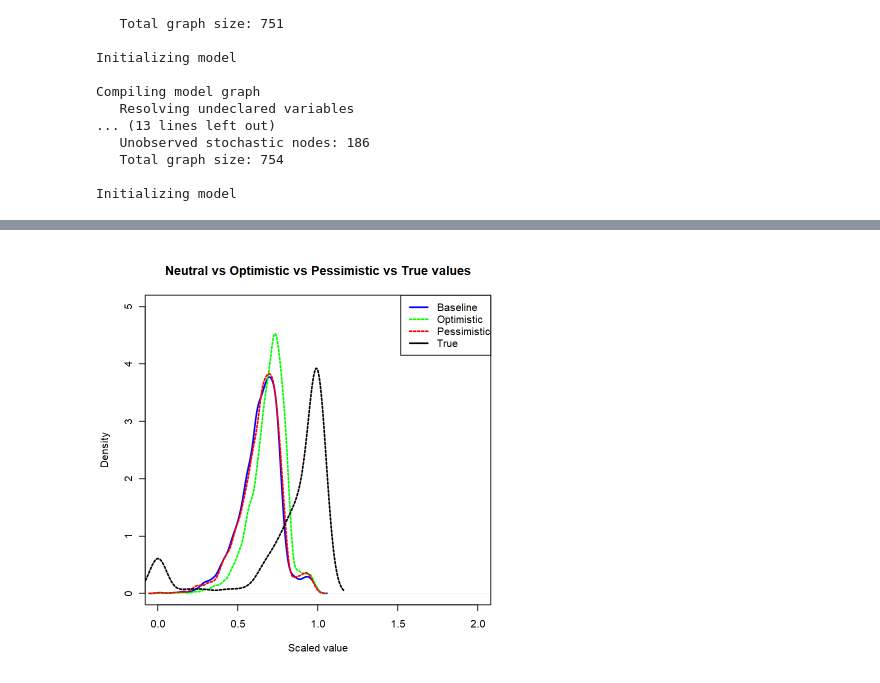
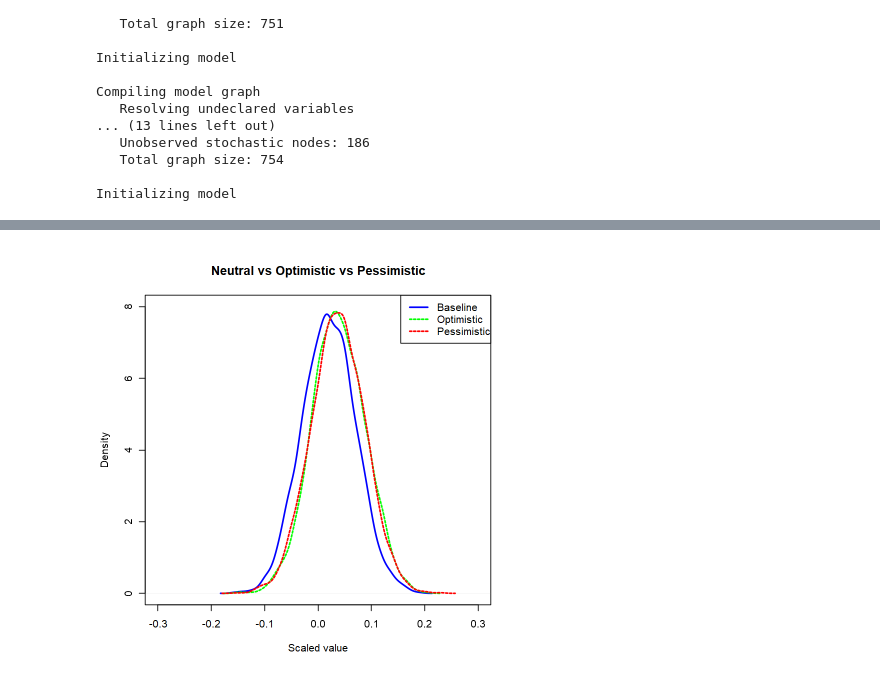
Before and after one commit to Kodro23/CAP, a Jupyter notebook: notebooks/ipynb/main_ITT.ipynb, the cells around one changed output, grey strips where cells are left out. Saved outputs shown, nothing was run; the diff lists cells and outputs as text; code cells hidden in the pictures.

```diff
--- a/notebooks/ipynb/main_ITT.ipynb
+++ b/notebooks/ipynb/main_ITT.ipynb
@@ -528,3 +537,8 @@ data_dint$UCI_event<- as.numeric(as.character(ifelse(is.na(data$EvolUCIFechaAlta
 ## Clinical stability
 data_dint$EstabClin_event <- as.numeric(as.character(ifelse(is.na(data_dint$EstabClin),0,1)))
 data_dint$EstabClin[is.na(data_dint$EstabClin)] <- data_dint$tiempo_estancia[is.na(data_dint$EstabClin)]
+
+##Create new  variables
+data_dint$comorbidity<-with(data_dint,as.factor(as.character(ifelse(Diabetes==1|EPOC==1 | HTA==1| Cancer==1|CardIsq==1 ,1,0))))
+data_dint$severity_index <-as.factor(as.character(ifelse(as.numeric(data_dint$FINE)>3,1,0)))
+data_dint$vf_days <-28 - data_dint$EvolDiasUCI_tronq
@@ -1694,21 +2609,20 @@ bmod_zinb_pess$graphs(sample=apply(as.matrix(samp_zinb_pess), 2, function(x) {
 # %%
-# Convert to numeric vectors
-lik_base <- as.numeric(lik_zinb)
-lik_op   <- as.numeric(lik_zinb_op)
-lik_pess <- as.numeric(lik_zinb_pess)
+# # Convert to numeric vectors
+# lik_base <- as.numeric(lik_zinb)
+# lik_op   <- as.numeric(lik_zinb_op)
+# lik_pess <- as.numeric(lik_zinb_pess)
 
-# Min-max scale each to [0,1] for plotting
+# # Min-max scale each to [0,1] for plotting
 
-lik_base_s <- scale_minmax(lik_base)
-lik_op_s   <- scale_minmax(lik_op)
-lik_pess_s <- scale_minmax(lik_pess)
+# # lik_base_s <- scale_minmax(lik_base)
+# # lik_op_s   <- scale_minmax(lik_op)
+# # lik_pess_s <- scale_minmax(lik_pess)
 
 # Example: plot as densities
-plot(density(lik_base_s), col = "blue", lwd = 2, main = "Neutral vs Optimistic vs Pessimistic vs True values", xlab = "Scaled value",xlim=c(0,2), ylim=c(0,5))
-lines(density(lik_op_s), col = "green", lwd = 2, lty = 2)
-lines(density(lik_pess_s), col = "red", lwd = 2, lty = 2)
-lines(density(scale_minmax(na.omit(data_dint$vf_days))), col = "black", lwd = 2, lty = 2)
-legend("topright", legend = c("Baseline", "Optimistic", "Pessimistic", "True"),
-       col = c("blue","green","red", "black"), lwd = 2, lty = c(1,2,2))
+plot(density(as.matrix(samp_zinb)[, "beta1"]), col = "blue", lwd = 2, main = "Neutral vs Optimistic vs Pessimistic", xlab = "Scaled value",xlim=c(-0.3,0.3), ylim=c(0,8))
+lines(density(as.matrix(samp_zinb_op)[, "beta1"]), col = "green", lwd = 2, lty = 2)
+lines(density(as.matrix(samp_zinb_pess)[, "beta1"]), col = "red", lwd = 2, lty = 2)
+legend("topright", legend = c("Baseline", "Optimistic", "Pessimistic"),
+       col = c("blue","green","red"), lwd = 2, lty = c(1,2,2))
 # %% [output]
-[figure, old version]
+[figure, new version]
```
Also changed, not shown: parts of 95 cells of this notebook, 8 other files.
